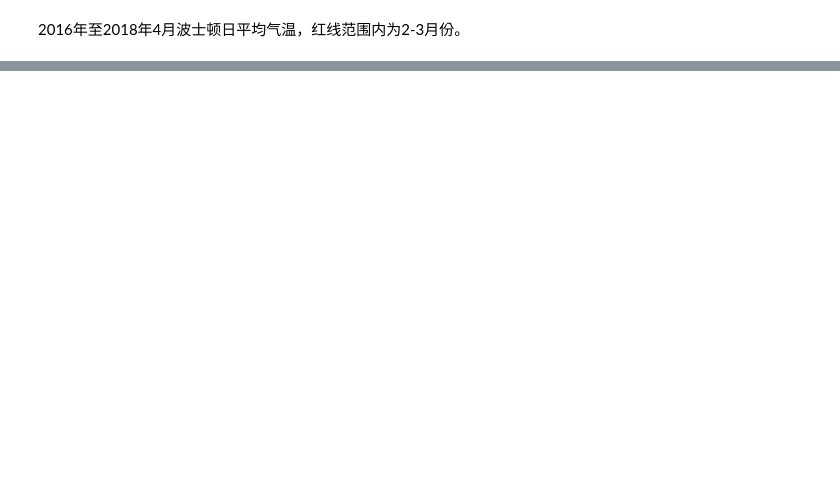
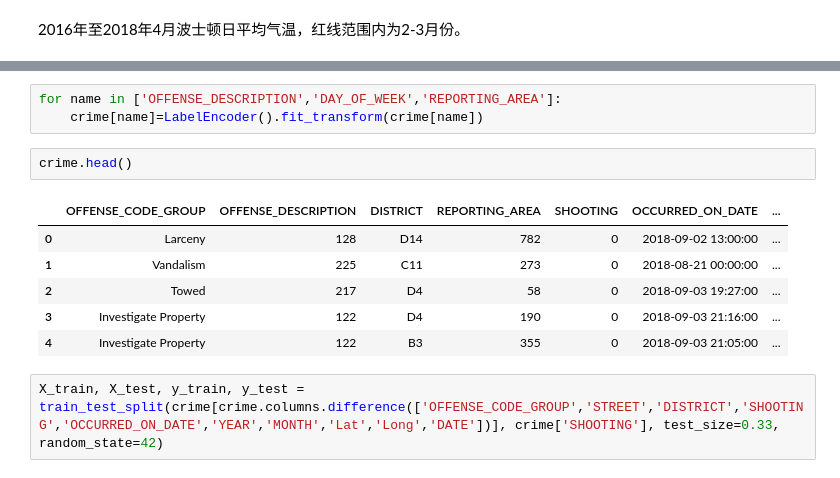
Before and after one commit to bxie4824/Crimes-in-Boston, a Jupyter notebook: crimes in boston.ipynb, the cells around one changed output, grey strips where cells are left out. Saved outputs shown, nothing was run; the diff lists cells and outputs as text; blank space fills up the shorter version.

```diff
--- a/crimes in boston.ipynb
+++ b/crimes in boston.ipynb
@@ -298,0 +337,14 @@ plt.show()
+# %%
+for name in ['OFFENSE_DESCRIPTION','DAY_OF_WEEK','REPORTING_AREA']:
+    crime[name]=LabelEncoder().fit_transform(crime[name])
+# %%
+crime.head()
+# %% [output]
+|  | OFFENSE_CODE_GROUP | OFFENSE_DESCRIPTION | DISTRICT | REPORTING_AREA | SHOOTING | OCCURRED_ON_DATE | ... |
+| 0 | Larceny | 128 | D14 | 782 | 0 | 2018-09-02 13:00:00 | ... |
+| 1 | Vandalism | 225 | C11 | 273 | 0 | 2018-08-21 00:00:00 | ... |
+| 2 | Towed | 217 | D4 | 58 | 0 | 2018-09-03 19:27:00 | ... |
+| 3 | Investigate Property | 122 | D4 | 190 | 0 | 2018-09-03 21:16:00 | ... |
+| 4 | Investigate Property | 122 | B3 | 355 | 0 | 2018-09-03 21:05:00 | ... |
+# %%
+X_train, X_test, y_train, y_test = train_test_split(crime[crime.columns.difference(['OFFENSE_CODE_GROUP','STREET','DISTRICT','SHOOTING','OCCURRED_ON_DATE','YEAR','MONTH','Lat','Long','DATE'])], crime['SHOOTING'], test_size=0.33, random_state=42)
```
Also changed, not shown: parts of 17 cells of this notebook.
